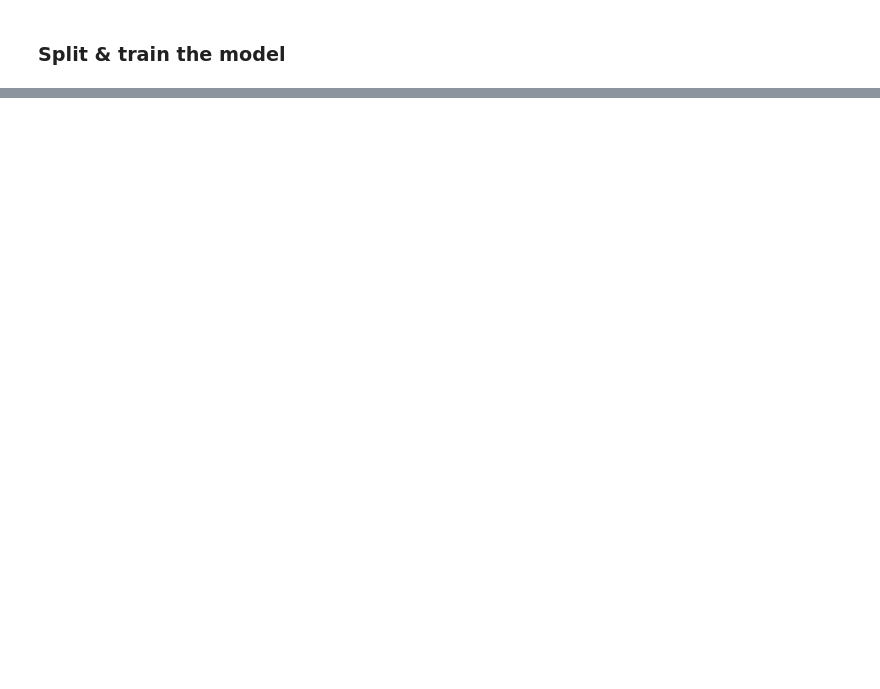
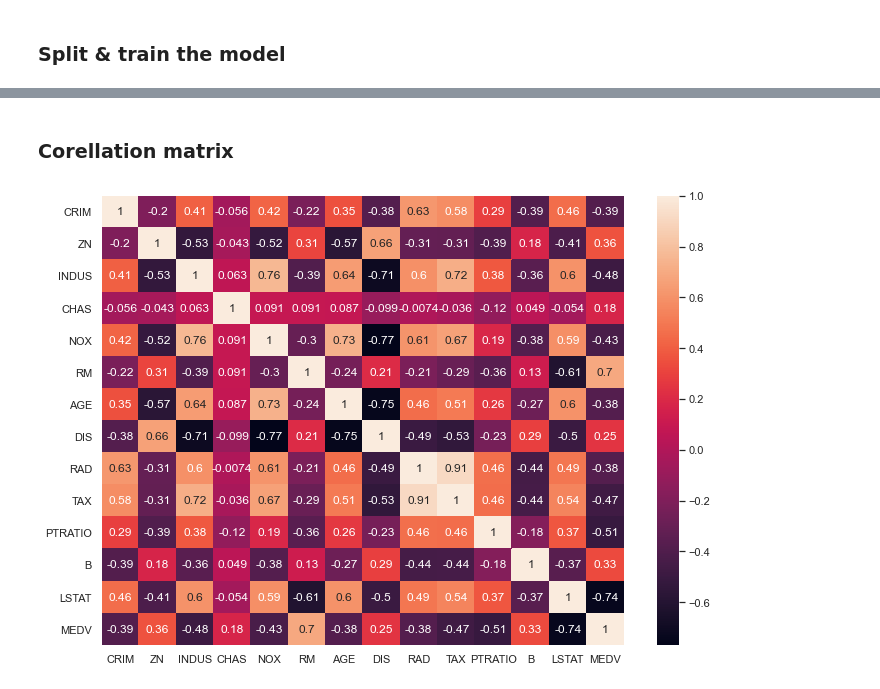
Before and after one commit to VangelisTsiatouras/machine-learning-msc, a Jupyter notebook: linear_regression/linear_regression.ipynb, the cells around one changed output, grey strips where cells are left out. Cells and saved outputs as stored; diff of their text form; code cells hidden in the pictures; blank space fills up the shorter version.

```diff
--- a/linear_regression/linear_regression.ipynb
+++ b/linear_regression/linear_regression.ipynb
@@ -134,0 +365,9 @@ def print_stats(y_true, y_pred):
+# %% [markdown]
+### Corellation matrix
+# %%
+df_ = boston_X_df.join(boston_y_df)
+corrMatrix = df_.corr()
+sns.heatmap(corrMatrix, annot=True)
+plt.show()
+# %% [output]
+[figure, added]
```
Also changed, not shown: parts of 18 cells of this notebook.
